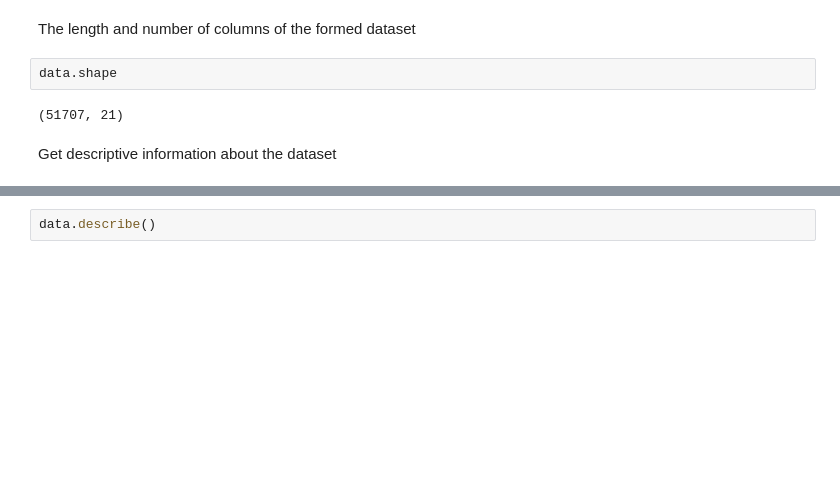
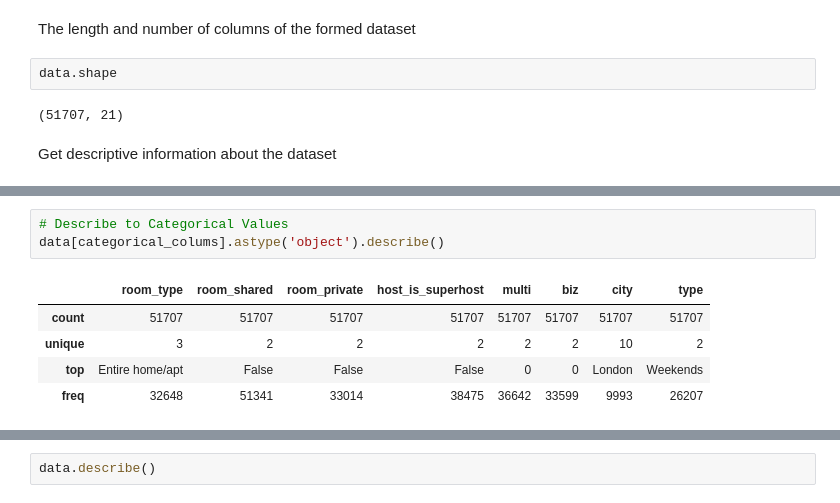
Before and after one commit to Liliia-Aliakberova/MachineLearningProject, a Jupyter notebook: Exploratory.ipynb, the cells around one changed output, grey strips where cells are left out. Drawn from its saved outputs; the diff is of its cells as text; blank space fills up the shorter version.

```diff
--- a/Exploratory.ipynb
+++ b/Exploratory.ipynb
@@ -86,0 +113,9 @@ Get descriptive information about the dataset
+# %%
+# Describe to Categorical Values
+data[categorical_colums].astype('object').describe()
+# %% [output]
+|  | room_type | room_shared | room_private | host_is_superhost | multi | biz | city | type |
+| count | 51707 | 51707 | 51707 | 51707 | 51707 | 51707 | 51707 | 51707 |
+| unique | 3 | 2 | 2 | 2 | 2 | 2 | 10 | 2 |
+| top | Entire home/apt | False | False | False | 0 | 0 | London | Weekends |
+| freq | 32648 | 51341 | 33014 | 38475 | 36642 | 33599 | 9993 | 26207 |
```
Also changed, not shown: parts of 6 cells of this notebook, 2 other files.
